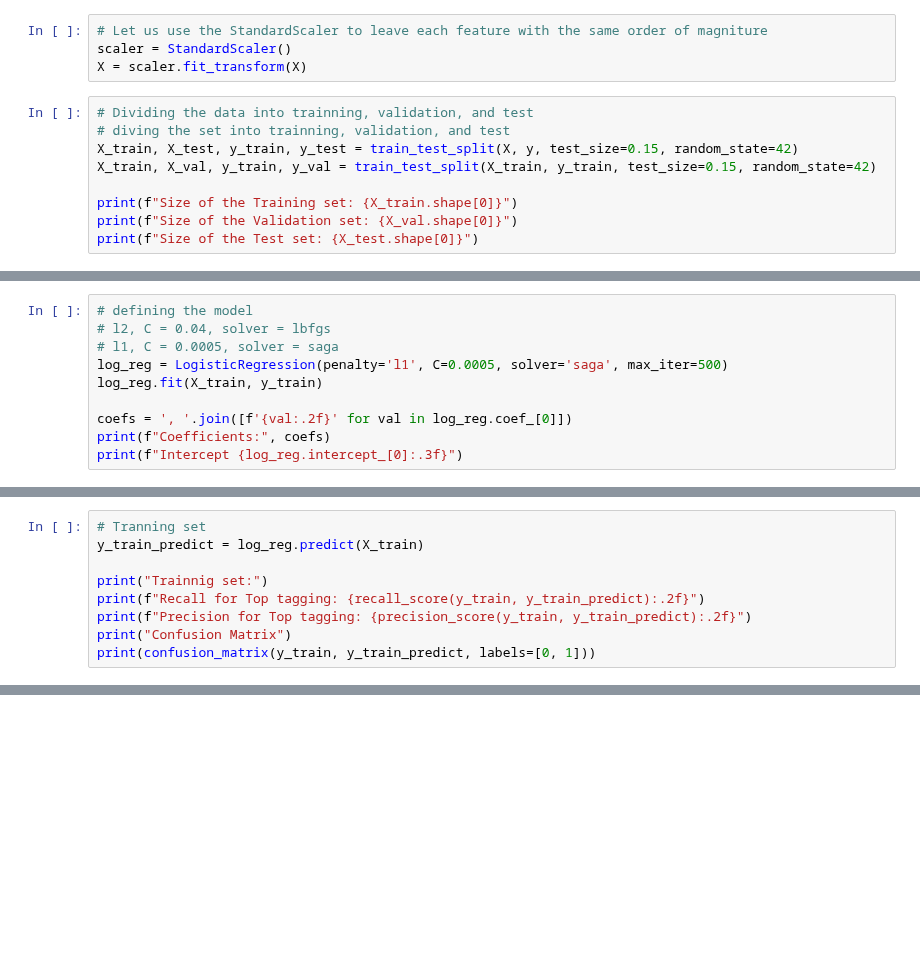
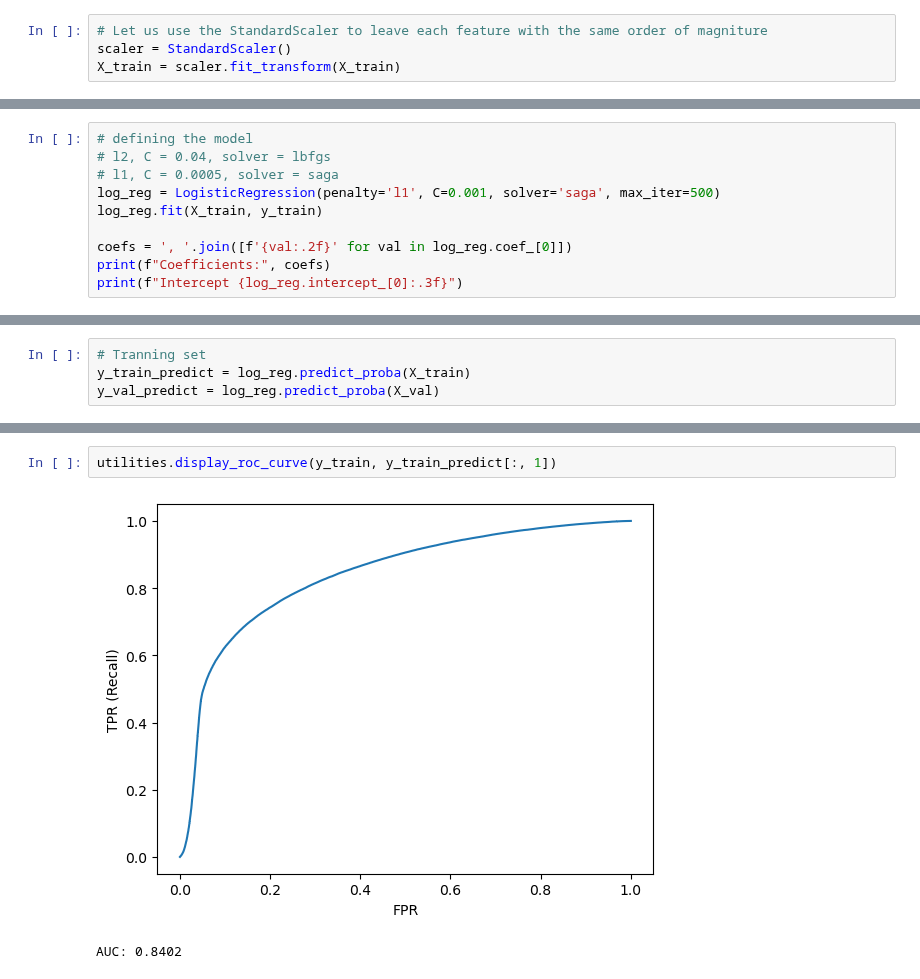
Before and after one commit to mathmartines/JetTagging, a Jupyter notebook: ML/EFPs/testing_algorithms/LogisticRegression_QuarkGluonTagging.ipynb, the cells around one changed output, grey strips where cells are left out. Saved outputs shown, nothing was run; the diff lists cells and outputs as text; blank space fills up the shorter version.

```diff
--- a/ML/EFPs/testing_algorithms/LogisticRegression_QuarkGluonTagging.ipynb
+++ b/ML/EFPs/testing_algorithms/LogisticRegression_QuarkGluonTagging.ipynb
@@ -29,13 +18,4 @@ X, y = shuffle(X, y, random_state=42)
 # %%
 # Let us use the StandardScaler to leave each feature with the same order of magniture
 scaler = StandardScaler()
-X = scaler.fit_transform(X)
+X_train = scaler.fit_transform(X_train)
-# %%
-# Dividing the data into trainning, validation, and test
-# diving the set into trainning, validation, and test
-X_train, X_test, y_train, y_test = train_test_split(X, y, test_size=0.15, random_state=42)
-X_train, X_val, y_train, y_val = train_test_split(X_train, y_train, test_size=0.15, random_state=42)
-
-print(f"Size of the Training set: {X_train.shape[0]}")
-print(f"Size of the Validation set: {X_val.shape[0]}")
-print(f"Size of the Test set: {X_test.shape[0]}")
@@ -47,7 +23,7 @@ Size of the Test set: 52190
 # defining the model
 # l2, C = 0.04, solver = lbfgs
 # l1, C = 0.0005, solver = saga
-log_reg = LogisticRegression(penalty='l1', C=0.0005, solver='saga', max_iter=500)
+log_reg = LogisticRegression(penalty='l1', C=0.001, solver='saga', max_iter=500)
 log_reg.fit(X_train, y_train)
 
 coefs = ', '.join([f'{val:.2f}' for val in log_reg.coef_[0]])
@@ -66,9 +42,4 @@ Non-vanishing coefficients indices:
 # %%
 # Tranning set
-y_train_predict = log_reg.predict(X_train)
-
-print("Trainnig set:")
-print(f"Recall for Top tagging: {recall_score(y_train, y_train_predict):.2f}")
-print(f"Precision for Top tagging: {precision_score(y_train, y_train_predict):.2f}")
-print("Confusion Matrix")
-print(confusion_matrix(y_train, y_train_predict, labels=[0, 1]))
+y_train_predict = log_reg.predict_proba(X_train)
+y_val_predict = log_reg.predict_proba(X_val)
@@ -113,0 +46,5 @@ AUC: 0.69
+# %%
+utilities.display_roc_curve(y_train, y_train_predict[:, 1])
+# %% [output]
+[figure, added]
+AUC: 0.8402
```
Also changed, not shown: parts of 11 cells of this notebook, 12 other files.
